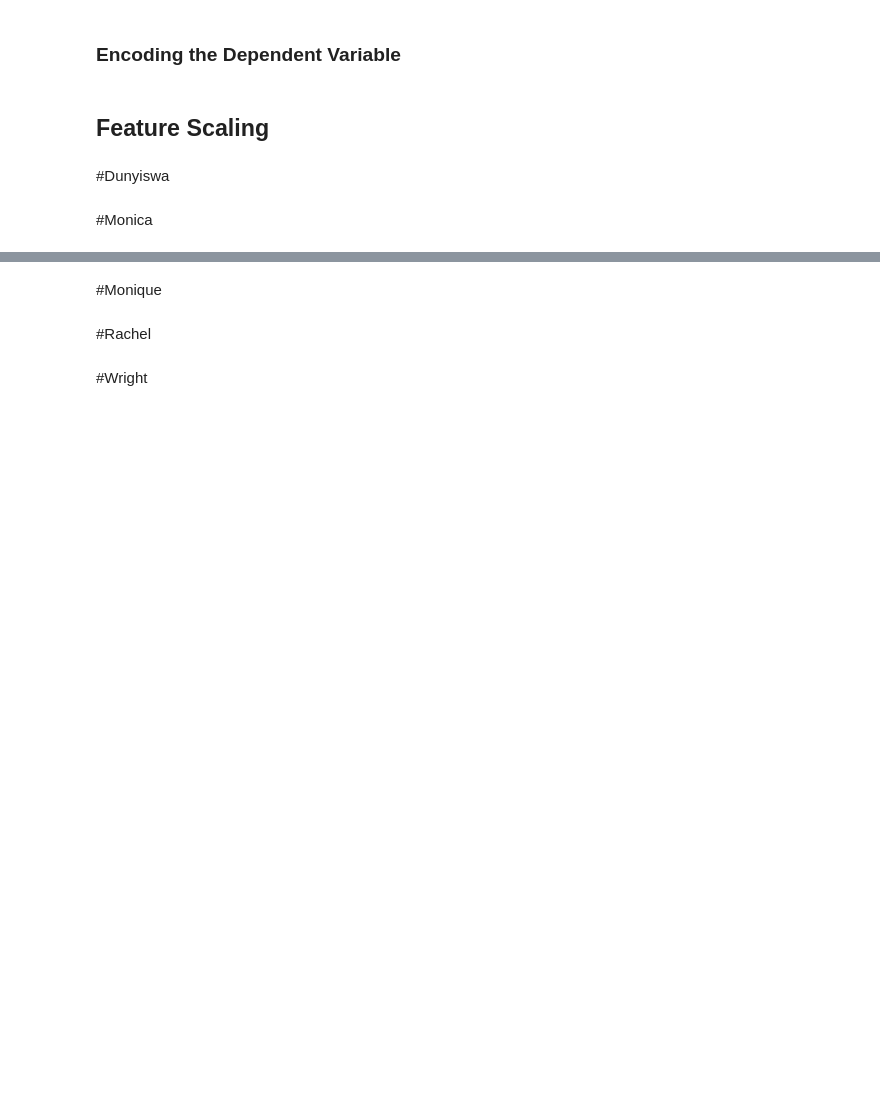
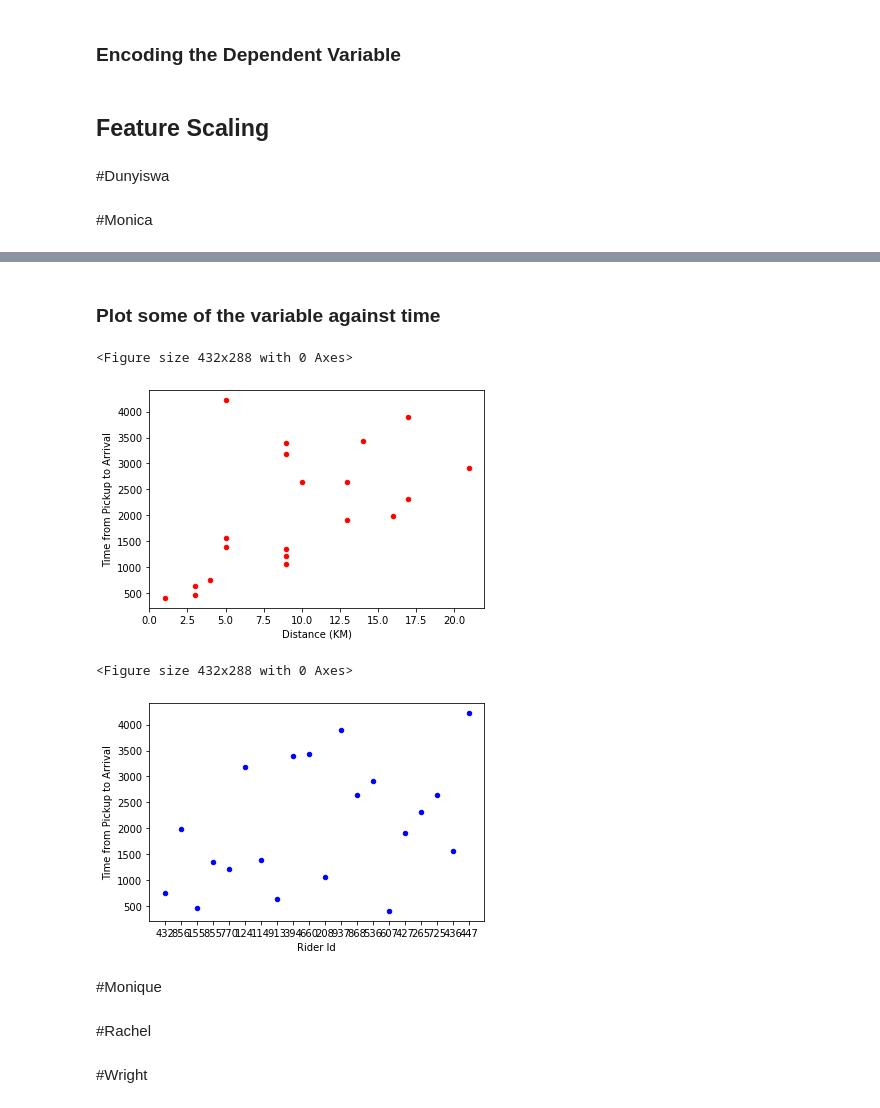
Before and after one commit to monicafar147/logistics-challenge, a Jupyter notebook: Zindi_challenge_ct_3.ipynb, the cells around one changed output, grey strips where cells are left out. Drawn from its saved outputs; the diff is of its cells as text; code cells hidden in the pictures; blank space fills up the shorter version.

Commit message:
Made some plots

```diff
--- a/Zindi_challenge_ct_3.ipynb
+++ b/Zindi_challenge_ct_3.ipynb
@@ -46,0 +24,2 @@ print(y)
+# %%
+dataset = dataset.iloc[0:100,]
@@ -60,0 +51,4 @@ print(y)
+# %%
+subset = dataset[['Order No', 'Distance (KM)', 'Rider Id', 'Time from Pickup to Arrival']]
+dataset['Rider Id'] = dataset['Rider Id'].str.slice(start=9)
+subset.head()
@@ -61,3 +62,16 @@ print(y)
+# %% [markdown]
+### Plot some of the variable against time
+# %%
+plt.figure()
+subset.plot(kind='scatter',x='Distance (KM)',y='Time from Pickup to Arrival',color='red')
+plt.figure()
+subset.plot(kind='scatter',x='Rider Id',y='Time from Pickup to Arrival',color='blue')
+plt.show()
+# %% [output]
+<Figure size 432x288 with 0 Axes>
+[figure, added]
+<Figure size 432x288 with 0 Axes>
+[figure, added]
 # %% [markdown]
 #Monique
 # %% [markdown]
```
Also changed, not shown: parts of 8 cells of this notebook.
